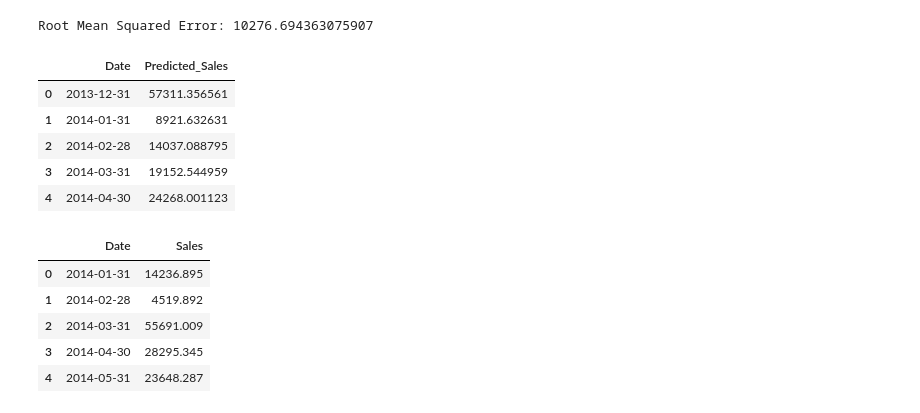
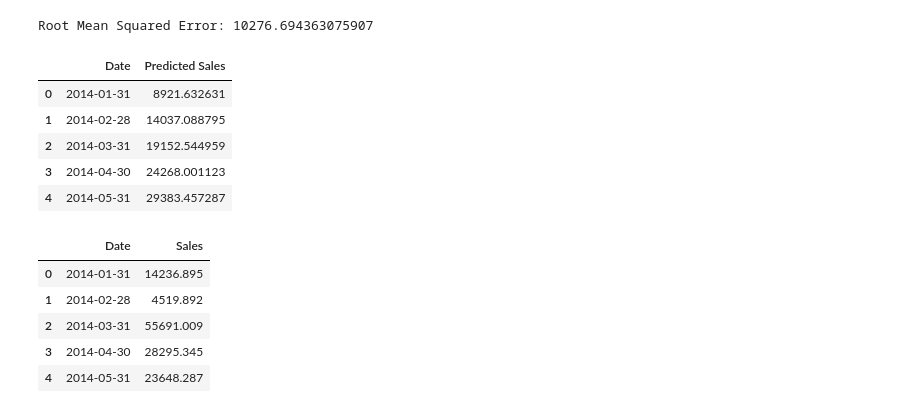
Before and after one commit to jmpealy/project-4-ML-integration, a Jupyter notebook: machine_learning.ipynb, the cells around one changed output. Drawn from its saved outputs; the diff is of its cells as text; code cells hidden in the pictures.

```diff
--- a/machine_learning.ipynb
+++ b/machine_learning.ipynb
@@ -75,34 +76,34 @@ Root Mean Squared Error: 10276.694363075907
 # %%
 # Define the start date (current date)
 last_date = monthly_sales_df['Date'].max()
-current_date = last_date - pd.DateOffset(years=4)
+current_date = last_date - pd.DateOffset(months=47)
 
 # Define the end date (12 months from the current date)
-end_date = current_date + pd.DateOffset(months=72)
+end_date = current_date + pd.DateOffset(months=71)
 
 # Create a range of monthly dates for the next 12 months
 future_dates = pd.date_range(current_date, end_date, freq='M')
 
 # Create a DataFrame with future dates
 future_df = pd.DataFrame({'Year': future_dates.year,
                           'Month': future_dates.month,
                           'Day': 1})  # Set the day to 1 to represent the first day of each month
 
 # Use your trained model to predict sales for the future dates
 future_sales = model.predict(future_df[['Year', 'Month']])  # Predict using only 'Year' and 'Month'
 
 # Create a DataFrame to store the predictions and corresponding dates
-future_predictions = pd.DataFrame({'Date': future_dates, 'Predicted_Sales': future_sales})
+future_predictions = pd.DataFrame({'Date': future_dates, 'Predicted Sales': future_sales})
 
 # Display the future sales predictions
 future_predictions.head()
 # %% [output]
-|  | Date | Predicted_Sales |
-| 0 | 2013-12-31 | 57311.356561 |
-| 1 | 2014-01-31 | 8921.632631 |
-| 2 | 2014-02-28 | 14037.088795 |
-| 3 | 2014-03-31 | 19152.544959 |
-| 4 | 2014-04-30 | 24268.001123 |
+|  | Date | Predicted Sales |
+| 0 | 2014-01-31 | 8921.632631 |
+| 1 | 2014-02-28 | 14037.088795 |
+| 2 | 2014-03-31 | 19152.544959 |
+| 3 | 2014-04-30 | 24268.001123 |
+| 4 | 2014-05-31 | 29383.457287 |
 # %%
 actual_sales = monthly_sales_df[['Date', 'Sales']].copy()
 actual_sales.head()
```
Also changed, not shown: parts of 3 cells of this notebook.
